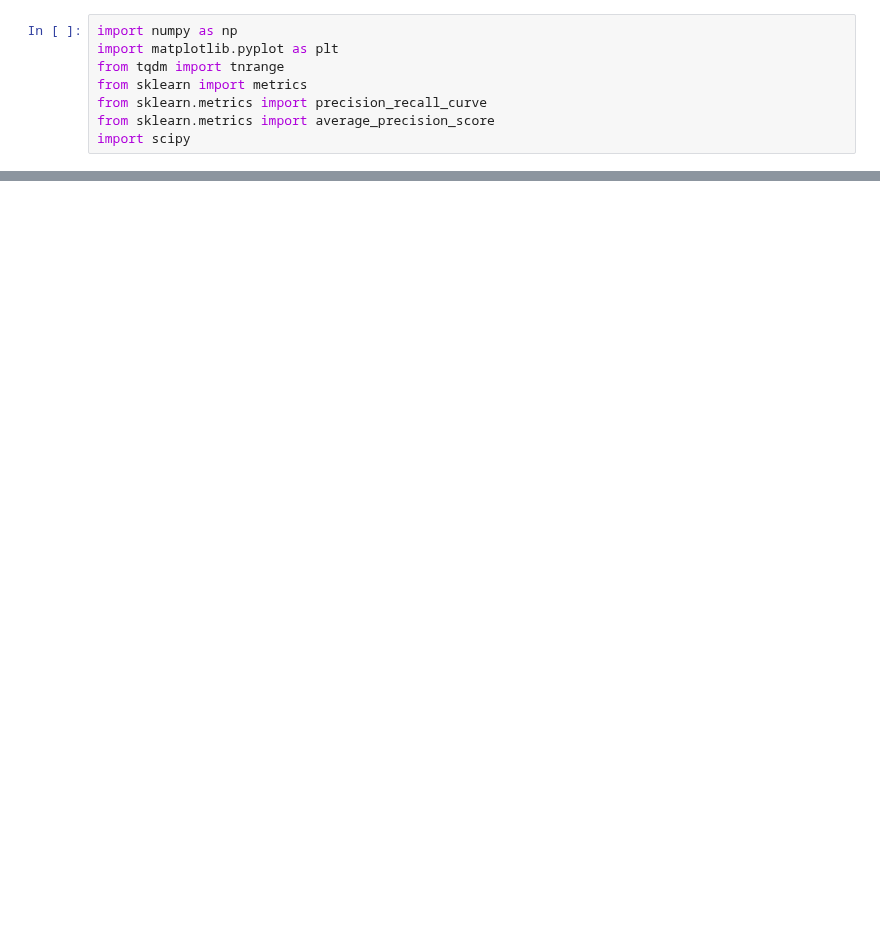
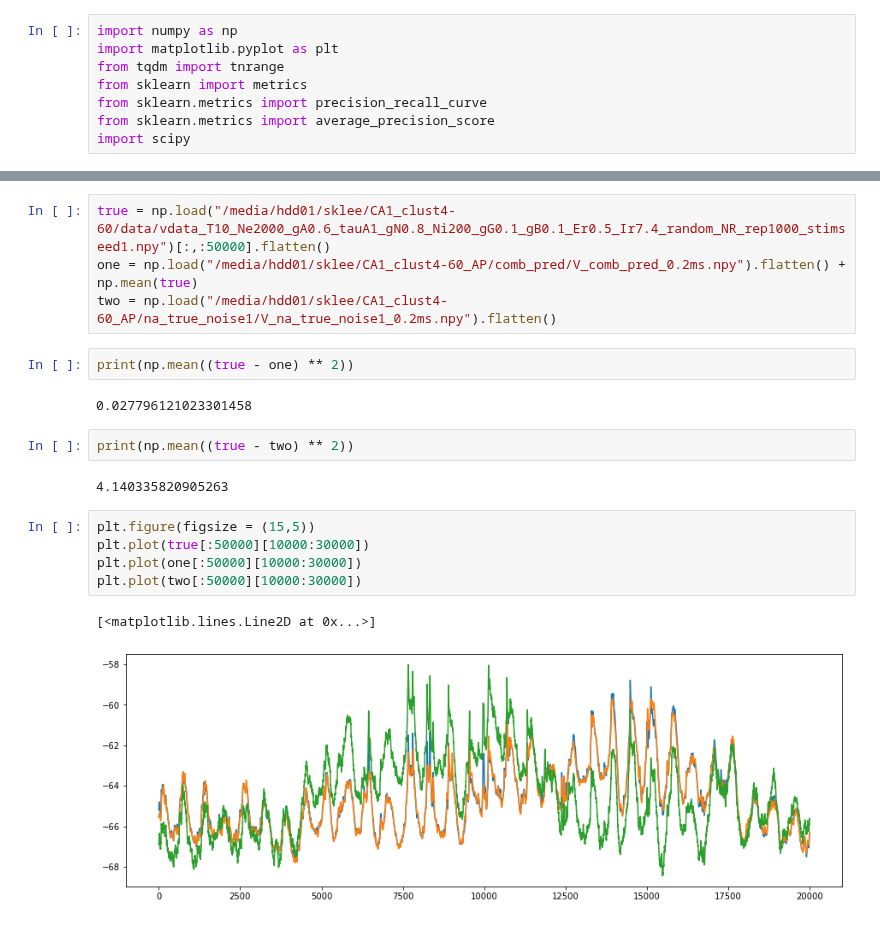
Before and after one commit to yjkimnada/dendrite, a Jupyter notebook: AP_analysis.ipynb, the cells around one changed output, grey strips where cells are left out. Saved outputs shown, nothing was run; the diff lists cells and outputs as text; blank space fills up the shorter version.

```diff
--- a/AP_analysis.ipynb
+++ b/AP_analysis.ipynb
@@ -307,0 +142,20 @@ plt.show()
+# %%
+true = np.load("/media/hdd01/sklee/CA1_clust4-60/data/vdata_T10_Ne2000_gA0.6_tauA1_gN0.8_Ni200_gG0.1_gB0.1_Er0.5_Ir7.4_random_NR_rep1000_stimseed1.npy")[:,:50000].flatten()
+one = np.load("/media/hdd01/sklee/CA1_clust4-60_AP/comb_pred/V_comb_pred_0.2ms.npy").flatten() + np.mean(true)
+two = np.load("/media/hdd01/sklee/CA1_clust4-60_AP/na_true_noise1/V_na_true_noise1_0.2ms.npy").flatten()
+# %%
+print(np.mean((true - one) ** 2))
+# %% [output]
+0.027796121023301458
+# %%
+print(np.mean((true - two) ** 2))
+# %% [output]
+4.140335820905263
+# %%
+plt.figure(figsize = (15,5))
+plt.plot(true[:50000][10000:30000])
+plt.plot(one[:50000][10000:30000])
+plt.plot(two[:50000][10000:30000])
+# %% [output]
+[<matplotlib.lines.Line2D at 0x...>]
+[figure, added]
```
Also changed, not shown: parts of 13 cells of this notebook, 13 other files.
